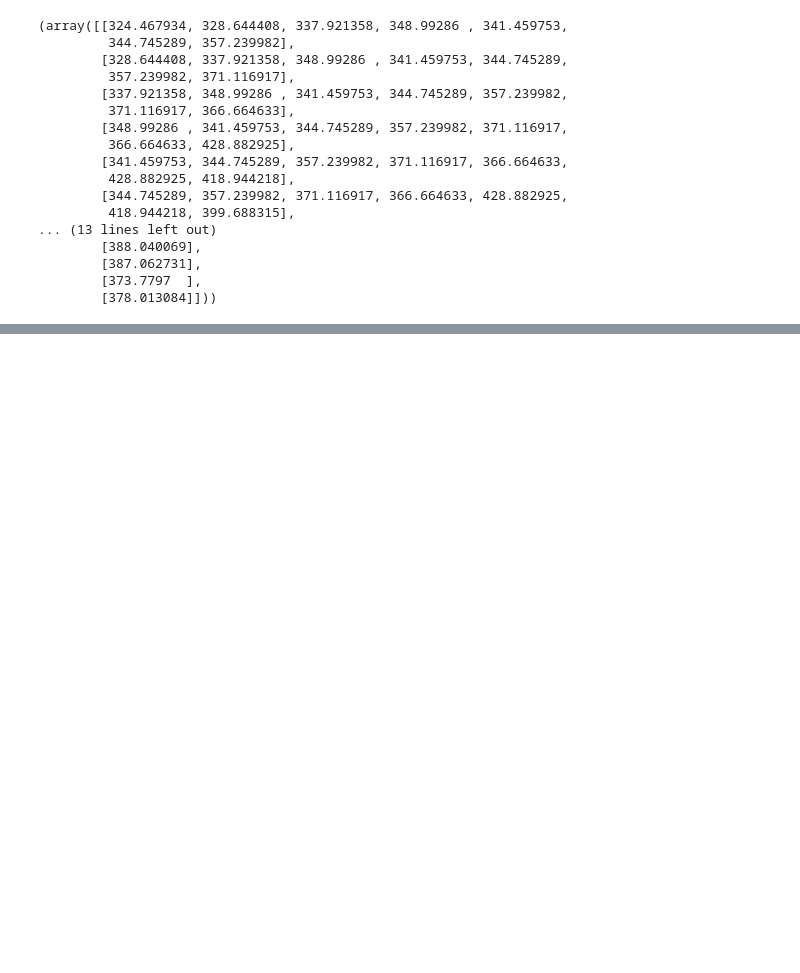
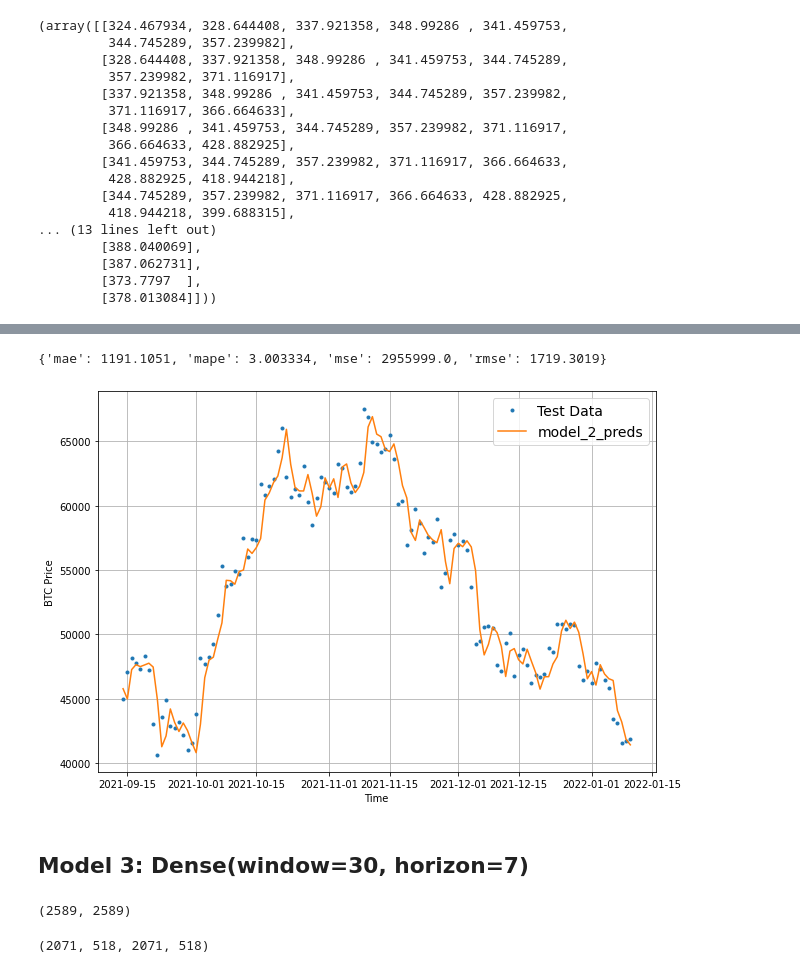
Before and after one commit to Victor1992/Bit_Predict_Regression, a Jupyter notebook: bit_predict_time_series_forecasting_with_tensorflow.ipynb, the cells around one changed output, grey strips where cells are left out. Drawn from its saved outputs; the diff is of its cells as text; code cells hidden in the pictures; blank space fills up the shorter version.

```diff
--- a/bit_predict_time_series_forecasting_with_tensorflow.ipynb
+++ b/bit_predict_time_series_forecasting_with_tensorflow.ipynb
@@ -345,0 +650,4 @@ array([324.467934, 328.644408, 337.921358, 348.99286 , 341.459753,
+# %%
+# Load and evaluate on best performing model
+model_2 = tf.keras.models.load_model("/content/model_experiments/model_2_dense")
+model_2.evaluate(test_windows, test_labels)
@@ -345,0 +657,18 @@ array([324.467934, 328.644408, 337.921358, 348.99286 , 341.459753,
+# %%
+# Make predictions
+model_2_preds = make_preds(model_2, test_windows)
+# %%
+model_2_results = evaluate_preds(y_true=tf.squeeze(test_labels),
+                                 y_pred=model_2_preds)
+model_2_results
+# %% [output]
+{'mae': 1191.1051, 'mape': 3.003334, 'mse': 2955999.0, 'rmse': 1719.3019}
+# %%
+offset= 400
+plt.figure(figsize=(10,7))
+plot_time_series(timestamps=X_test[-len(test_windows):], values=test_labels[:,0], start=offset, label="Test Data")
+plot_time_series(timestamps=X_test[-len(test_windows):], values=model_2_preds, start=offset, format="-", label="model_2_preds")
+# %% [output]
+[figure, added]
+# %% [markdown]
+## Model 3: Dense(window=30, horizon=7)
@@ -345,0 +678,12 @@ array([324.467934, 328.644408, 337.921358, 348.99286 , 341.459753,
+# %%
+# Make windows data with appropriate horison and window sizes
+full_windows, full_labels = make_windows(prices, window_size=WINDOW_SIZE, horizon=HORIZON)
+len(full_windows), len(full_labels)
+# %% [output]
+(2589, 2589)
+# %%
+# Train test splits
+train_windows, test_windows, train_labels, test_labels = make_train_test_splits(full_windows, full_labels,0.2)
+len(train_windows), len(test_windows), len(train_labels), len(test_labels)
+# %% [output]
+(2071, 518, 2071, 518)
```
Also changed, not shown: parts of 53 cells of this notebook.
